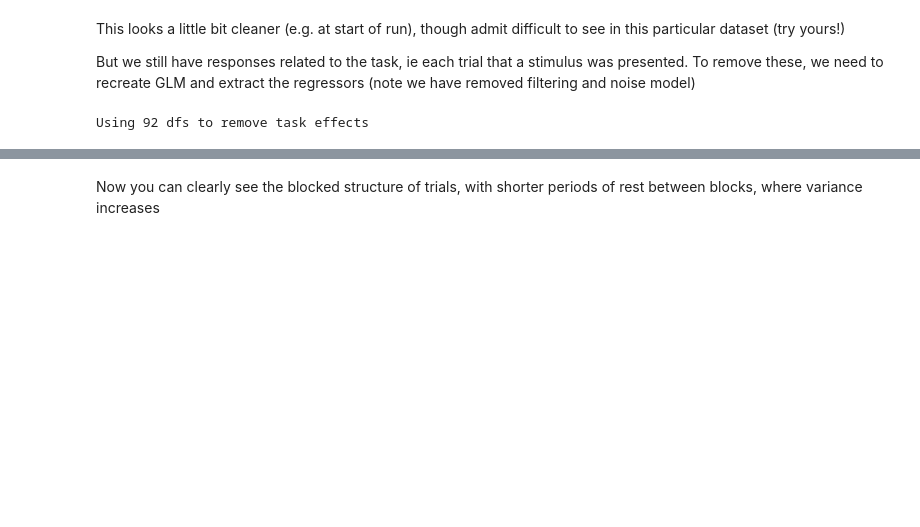
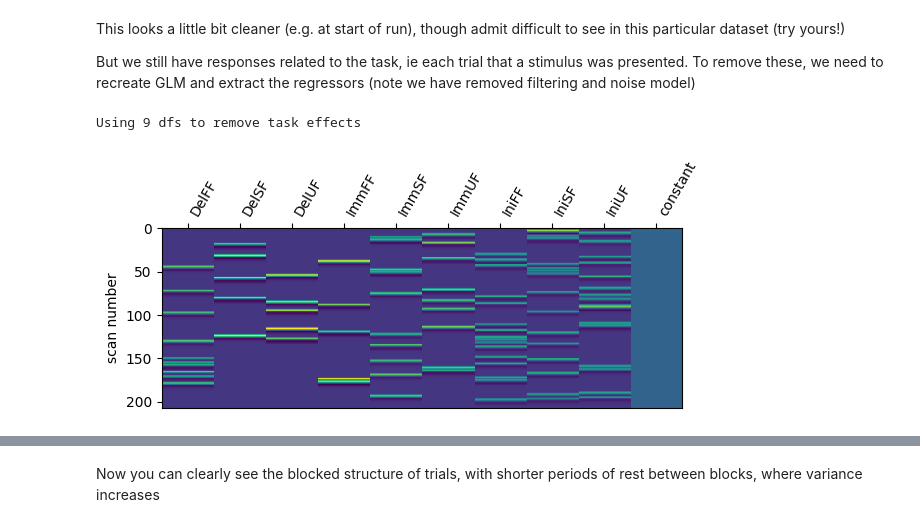
Before and after one commit to mabdelhack/ISN2025, a Jupyter notebook: Notebooks/nb09_fcon.ipynb, the cells around one changed output, grey strips where cells are left out. Drawn from its saved outputs; the diff is of its cells as text; code cells hidden in the pictures; blank space fills up the shorter version.

```diff
--- a/Notebooks/nb09_fcon.ipynb
+++ b/Notebooks/nb09_fcon.ipynb
@@ -410,45 +403,28 @@ But we still have responses related to the task, ie each trial that a stimulus w
 # %%
 #lsa_events = []
 #for run, events_file in enumerate(events_files):
 #    events_df = pd.read_table(events_file)
 #    for j, event in enumerate(events_df['trial_type']):
 #        events_df.loc[j, 'trial_type'] = event + events_df['stim_file'][j][-8:-4]
 #    events_df = events_df.drop(columns = ['button_pushed', 'stim_file', 'trigger', 'circle_duration', 'response_time'])
 #    lsa_events.append(events_df)
 
 # Create a LSA model but now with all trials of ALL conditions
 events_df = pd.read_table(events_files[-1])
 #for j, event in enumerate(events_df['trial_type']):
 #    events_df.loc[j, 'trial_type'] = event + events_df['stim_file'][j][-8:-4]
 lsa_events = events_df.drop(columns = ['button_pushed', 'stim_file', 'trigger', 'circle_duration', 'response_time'])
 
-print(f"Using {len(lsa_events)} dfs to remove task effects")
-print(f"Using {lsa_events.shape[1]} dfs to remove task effects")
-
 slice_timing = layout.get_metadata(bold[-1])
 if slice_timing['SliceTimingCorrected']:
   slice_time_ref = slice_timing['StartTime'] / TR
 
-fmri_glm = FirstLevelModel(t_r = TR,
-                           slice_time_ref = slice_time_ref,
-                           hrf_model = 'spm',
-                           drift_model = 'cosine',
-                           drift_order = None,
-                           high_pass = 0,
-                           smoothing_fwhm = None,
-                           signal_scaling = (0, 1), # grand mean scaling only
-                           noise_model = 'ols',
-                           mask_img = epi_mask,
-                           memory = 'scratch');
-
-#for run in range(len(bold)):
-#    run_glm = fmri_glm.fit(bold[run], lsa_events[run], confounds_for_glm[run]);
-
-run_glm = fmri_glm.fit(bold[-1], lsa_events);
-design_matrix = fmri_glm.design_matrices_
+frame_times = np.linspace(0, (nvols - 1) * TR, nvols)
+design_matrix = nl.glm.first_level.make_first_level_design_matrix(frame_times, events=lsa_events, hrf_model='glover', drift_model='cosine', high_pass=0, drift_order=None)
 plot_design_matrix(design_matrix, output_file=None)
 fig = plt.gcf()
 fig.set_size_inches(8,2)
 plt.show()
 # %% [output]
-Using 92 dfs to remove task effects
+Using 9 dfs to remove task effects
+[figure, added]
```
Also changed, not shown: parts of 12 cells of this notebook.
